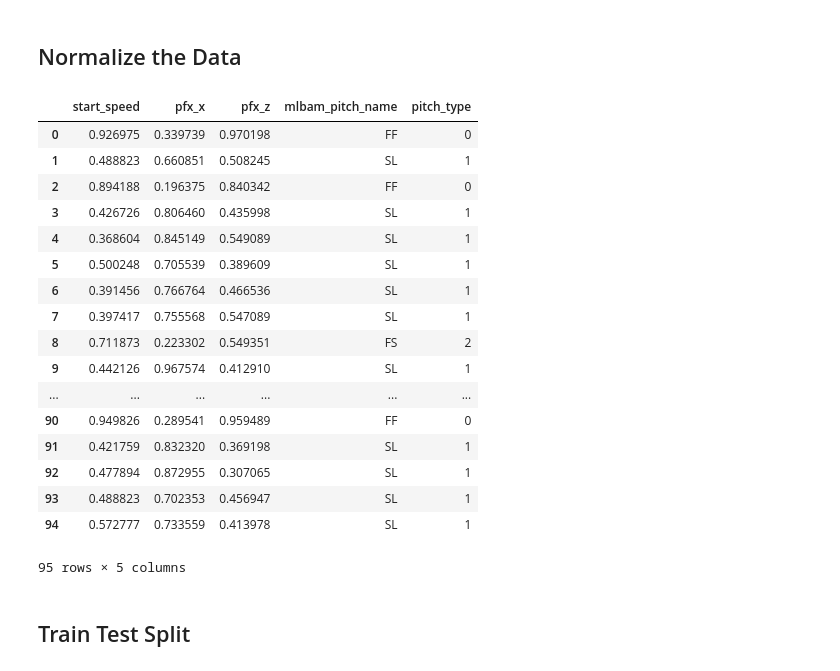
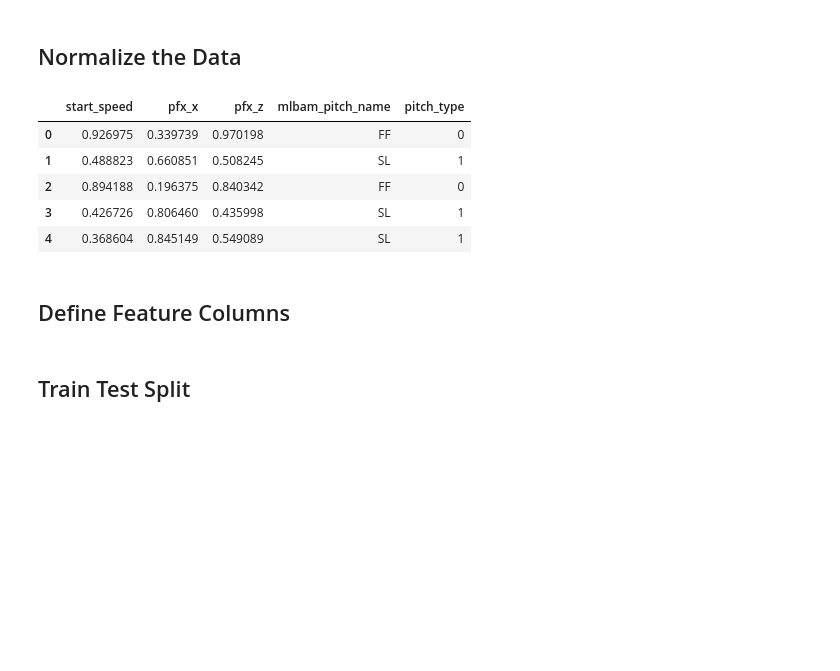
Before and after one commit to tyleragreen/pitch-classifier, a Jupyter notebook: pitch_classifier.ipynb, the cells around one changed output. Drawn from its saved outputs; the diff is of its cells as text; code cells hidden in the pictures; blank space fills up the shorter version.

```diff
--- a/pitch_classifier.ipynb
+++ b/pitch_classifier.ipynb
@@ -108,24 +99,14 @@ pitches['pitch_type'] = pitches['mlbam_pitch_name'].apply(lambda type_code: int(
 # %%
-pitches
+pitches.head()
 # %% [output]
 |  | start_speed | pfx_x | pfx_z | mlbam_pitch_name | pitch_type |
 | 0 | 0.926975 | 0.339739 | 0.970198 | FF | 0 |
 | 1 | 0.488823 | 0.660851 | 0.508245 | SL | 1 |
 | 2 | 0.894188 | 0.196375 | 0.840342 | FF | 0 |
 | 3 | 0.426726 | 0.806460 | 0.435998 | SL | 1 |
 | 4 | 0.368604 | 0.845149 | 0.549089 | SL | 1 |
-| 5 | 0.500248 | 0.705539 | 0.389609 | SL | 1 |
-| 6 | 0.391456 | 0.766764 | 0.466536 | SL | 1 |
-| 7 | 0.397417 | 0.755568 | 0.547089 | SL | 1 |
-| 8 | 0.711873 | 0.223302 | 0.549351 | FS | 2 |
-| 9 | 0.442126 | 0.967574 | 0.412910 | SL | 1 |
-| ... | ... | ... | ... | ... | ... |
-| 90 | 0.949826 | 0.289541 | 0.959489 | FF | 0 |
-| 91 | 0.421759 | 0.832320 | 0.369198 | SL | 1 |
-| 92 | 0.477894 | 0.872955 | 0.307065 | SL | 1 |
-| 93 | 0.488823 | 0.702353 | 0.456947 | SL | 1 |
-| 94 | 0.572777 | 0.733559 | 0.413978 | SL | 1 |
-95 rows × 5 columns
+# %% [markdown]
+## Define Feature Columns
 # %%
 import tensorflow as tf
 # %%
```
Also changed, not shown: parts of 25 cells of this notebook, 1 other file.
